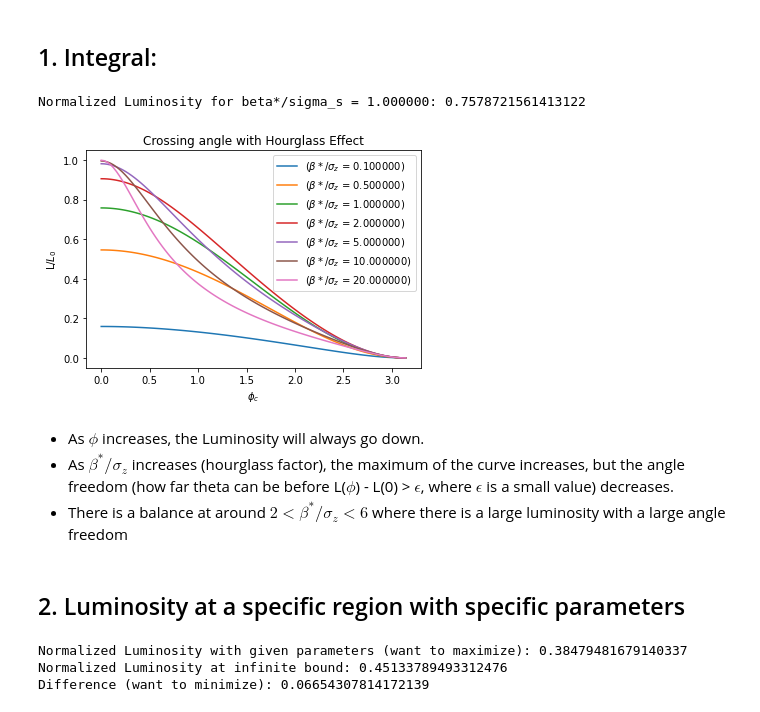
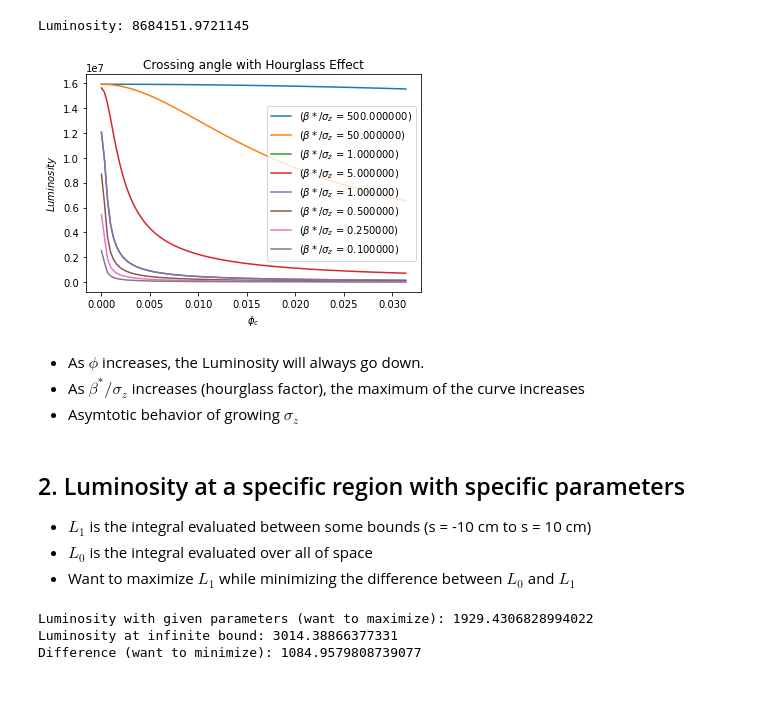
Before and after one commit to Wooperachi7/Luminosity, a Jupyter notebook: Crossing_Angle_and_Hourglass_effect.ipynb, the cells around one changed output. Drawn from its saved outputs; the diff is of its cells as text; code cells hidden in the pictures.

```diff
--- a/Crossing_Angle_and_Hourglass_effect.ipynb
+++ b/Crossing_Angle_and_Hourglass_effect.ipynb
@@ -66,21 +82,25 @@ $exp$(-s^2(\frac{ \sin^2(\frac{\phi}{2}) }{\beta\epsilon_x} + \frac{\cos^2(\frac
-# %% [markdown]
-## 1. Integral:
 # %%
-#Integrand to evaluate
-def Integrand(s, beta_star, ex, sz, phi):
+#Integrand to evaluate wrt s
+# Parameters given: f, N1, N2, beta_star, ex, ey, sz, phi
+def Integrand(s, f, N1, N2, beta_star, ex, ey, sz, phi):
     beta = beta_star*(1 + (s/beta_star)**2)
     sx0 = np.sqrt(ex*beta_star)
+    sy0 = np.sqrt(ey*beta_star)
+
     denom = (beta/beta_star)**(1.5)*sz*(np.cos(phi/2)**2/(beta*ex) + np.sin(phi/2)**2/sz**2)**.5*np.pi**.5*sx0
     num = np.exp(-s**2*(np.sin(phi/2)**2/(beta*ex) + np.cos(phi/2)**2/sz**2))
-    return num/denom*np.cos(phi/2)**2
+
+    #Normalization depends on ex and beta*
+    L0 = f*N1*N2/(4*np.pi*sx0*sy0)
+    return num/denom*np.cos(phi/2)**2*L0
 # %%
-# Initial conditions
+# Random Initial conditions
 f = 1
 N1 = 1
 N2 = 1
-beta_star = 1
-ex = 1
-ey = 1
+beta_star = .5
+ex = 1E-8
+ey = 1E-8
 sx = np.sqrt(ex*beta_star)
 sy = np.sqrt(ey*beta_star)
 sz = 1
@@ -90,54 +110,59 @@ phi = 0#np.pi/180 #1 degree
 a, b = -np.inf, np.inf
 # %%
 # Using Scipy
-Luminosity_int = lambda beta_star, ex, sz, phi, a, b: integrate.quad(Integrand, a, b,
-                                                               args = (beta_star, ex, sz, phi))[0]
-res = Luminosity_int(beta_star, ex, sz, phi, a, b)
-L0 = f*N1*N2/(4*np.pi*sx*sy)
-print("Normalized Luminosity for beta*/sigma_s = %f:"%(beta_star/sz), res)
+Luminosity_int = (lambda f, N1, N2, beta_star, ex, ey, sz, phi, a, b:
+                        integrate.quad(Integrand, a, b, args = (f, N1, N2, beta_star, ex, ey, sz, phi))[0])
+
+res = Luminosity_int(f, N1, N2, beta_star, ex, ey, sz, phi, a, b)
+print("Luminosity:", res)
 # %% [output]
-Normalized Luminosity for beta*/sigma_s = 1.000000: 0.7578721561413122
+Luminosity: 8684151.9721145
 # %%
+#Beta star constant
 N = 100
-Phi = np.linspace(0, np.pi, N + 1)
+Phi = np.linspace(0, np.pi/100, N + 1)
 Luminosities = np.zeros(N + 1)
-beta_star = np.array([.1, .5, 1, 2, 5, 10, 20])
-for b_star in beta_star:
+Sigma_z = np.array([.001, .01, .5, .1, .5, 1, 2, 5])
+for s_z in Sigma_z:
     for i, p in enumerate(Phi):
-        Luminosities[i] = Luminosity_int(b_star, ex, 1, p, a, b)
-    plt.plot(Phi, Luminosities, label = r"($\beta*/\sigma_z$ = %f)"%b_star)
+        Luminosities[i] = Luminosity_int(f, N1, N2, beta_star, ex, ey, s_z, p, a, b)
+    plt.plot(Phi, Luminosities, label = r"($\beta*/\sigma_z$ = %f)"%(beta_star/s_z))
 plt.title(r"Crossing angle with Hourglass Effect")
 plt.legend()
-plt.ylabel(r"L/$L_0$")
+plt.ylabel(r"$Luminosity$")
 plt.xlabel(r"$\phi_c$")
 plt.show()
 # %% [output]
-[figure, old version]
+[figure, new version]
 # %% [markdown]
 - As $\phi$ increases, the Luminosity will always go down.
-- As $\beta^*/\sigma_z$ increases (hourglass factor), the maximum of the curve increases, but the angle freedom (how far theta can be before L($\phi$) - L(0) > $\epsilon$, where $\epsilon$ is a small value) decreases.
-- There is a balance at around $2 < \beta^*/\sigma_z < 6$ where there is a large luminosity with a large angle freedom
+- As $\beta^*/\sigma_z$ increases (hourglass factor), the maximum of the curve increases
+- Asymtotic behavior of growing $\sigma_z$
-# %% [markdown]
-## 2. Luminosity at a specific region with specific parameters
+# %% [markdown]
+## 2. Luminosity at a specific region with specific parameters <a name="chapter2"></a>
+- $L_1$ is the integral evaluated between some bounds (s = -10 cm to s = 10 cm)
+- $L_0$ is the integral evaluated over all of space
+- Want to maximize $L_1$ while minimizing the difference between $L_0$ and $L_1$
 # %%
 # Initial conditions accurate to an experiment
+# b*, ex, ey, sz, phi are given to determine luminosity
 beta_star_param = .2 #m
 sz_param = .2
-sx_param = 100E-6 #microns
-ex_param = sx_param**2/beta_star_param #does not change Luminosity much
+ex_param = 1E-8 #microns
+ey_param = 1E-8
 phi_param = .002 #2 mrad
 
 # Bounds
 a_param, b_param = -.1, .1 #10 cm
-L_1 = Luminosity_int(beta_star_param, ex_param, sz_param, phi_param, a_param, b_param)
+L_1 = Luminosity_int(f, N1, N2, beta_star_param, sx_param, sy_param, sz_param, phi_param, a_param, b_param)
 
 #infinity bounds
-L_0 = Luminosity_int(beta_star_param, ex_param, sz_param, phi_param, a, b)
+L_0 = Luminosity_int(f, N1, N2, beta_star_param, sx_param, sy_param, sz_param, phi_param, a, b)
 
-print("Normalized Luminosity with given parameters (want to maximize):", L_1)
-print("Normalized Luminosity at infinite bound:", L_0)
+print("Luminosity with given parameters (want to maximize):", L_1)
+print("Luminosity at infinite bound:", L_0)
 print("Difference (want to minimize):", L_0 - L_1)
 # %% [output]
-Normalized Luminosity with given parameters (want to maximize): 0.38479481679140337
-Normalized Luminosity at infinite bound: 0.45133789493312476
-Difference (want to minimize): 0.06654307814172139
+Luminosity with given parameters (want to maximize): 1929.4306828994022
+Luminosity at infinite bound: 3014.38866377331
+Difference (want to minimize): 1084.9579808739077
```
Also changed, not shown: parts of 29 cells of this notebook.
